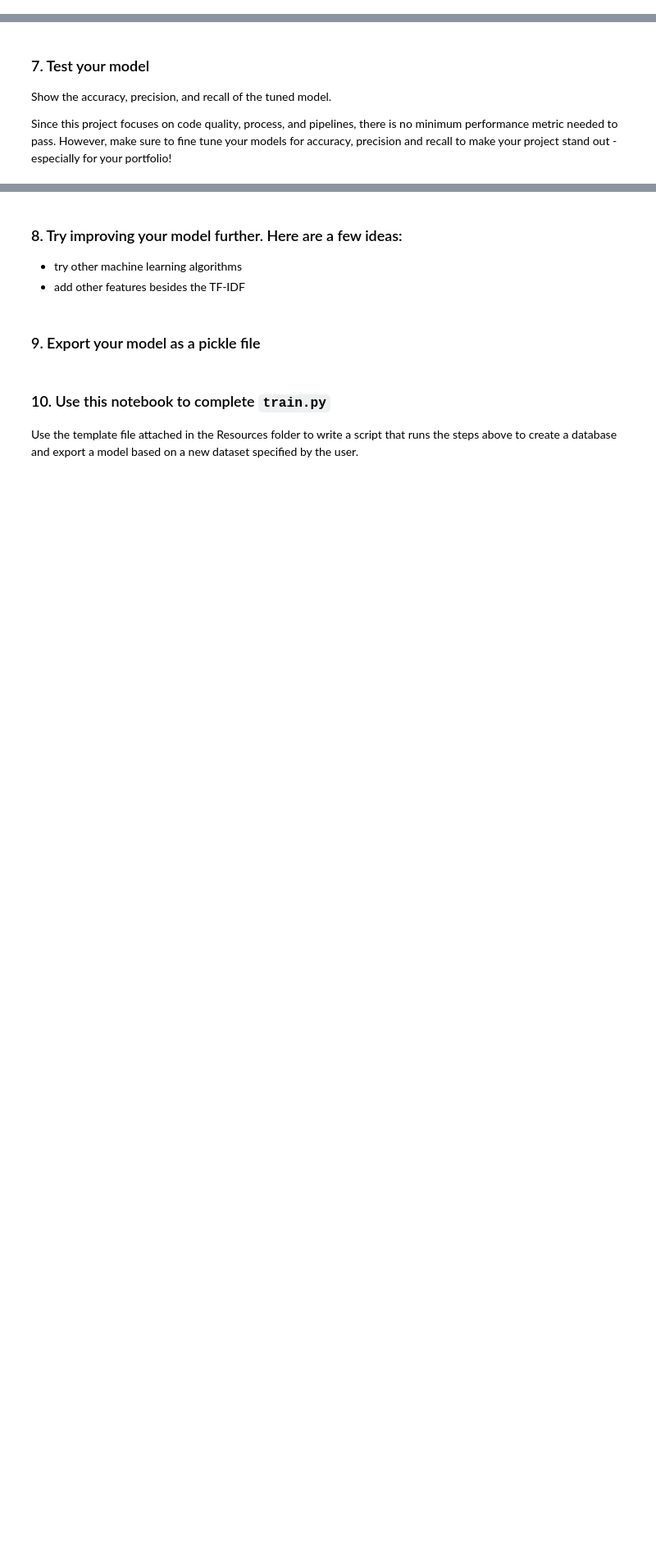
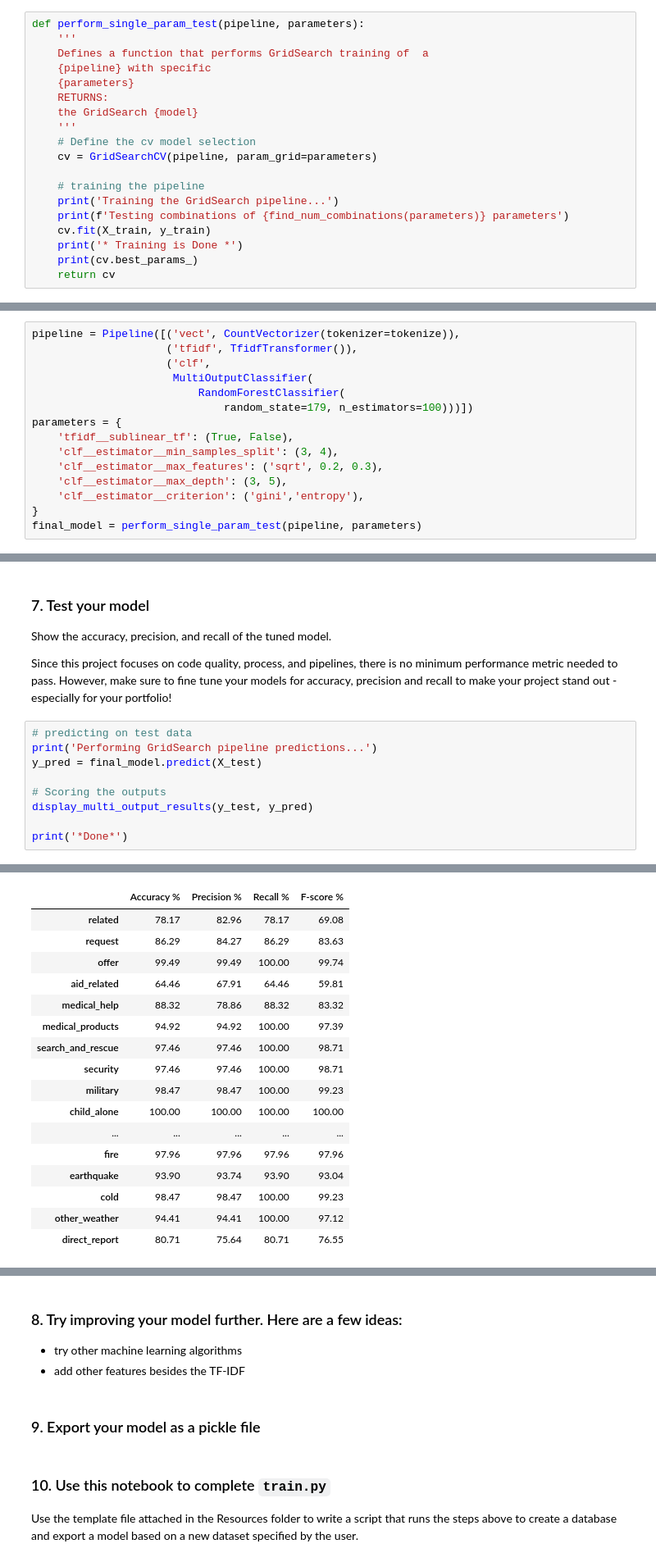
Before and after one commit to drnesr/DisasterResponsePipelines, a Jupyter notebook: Stage1/ML Pipeline Preparation.ipynb, the cells around one changed output, grey strips where cells are left out. Shown: that part at 82% size. Drawn from its saved outputs; the diff is of its cells as text; blank space fills up the shorter version.

Commit message:
Finishied GridSearch with pipelines implementation.

```diff
--- a/Stage1/ML Pipeline Preparation.ipynb
+++ b/Stage1/ML Pipeline Preparation.ipynb
@@ -478,0 +568,19 @@ cv =
+# %%
+def perform_single_param_test(pipeline, parameters):
+    '''
+    Defines a function that performs GridSearch training of  a
+    {pipeline} with specific
+    {parameters}
+    RETURNS:
+    the GridSearch {model}
+    '''
+    # Define the cv model selection
+    cv = GridSearchCV(pipeline, param_grid=parameters)
+
+    # training the pipeline
+    print('Training the GridSearch pipeline...')
+    print(f'Testing combinations of {find_num_combinations(parameters)} parameters')
+    cv.fit(X_train, y_train)
+    print('* Training is Done *')
+    print(cv.best_params_)
+    return cv
@@ -478,0 +913,15 @@ cv =
+# %%
+pipeline = Pipeline([('vect', CountVectorizer(tokenizer=tokenize)),
+                     ('tfidf', TfidfTransformer()),
+                     ('clf',
+                      MultiOutputClassifier(
+                          RandomForestClassifier(
+                              random_state=179, n_estimators=100)))])
+parameters = {
+    'tfidf__sublinear_tf': (True, False),
+    'clf__estimator__min_samples_split': (3, 4),
+    'clf__estimator__max_features': ('sqrt', 0.2, 0.3),
+    'clf__estimator__max_depth': (3, 5),
+    'clf__estimator__criterion': ('gini','entropy'),
+}
+final_model = perform_single_param_test(pipeline, parameters)
@@ -481,3 +935,13 @@ cv =
 Show the accuracy, precision, and recall of the tuned model.
 
 Since this project focuses on code quality, process, and  pipelines, there is no minimum performance metric needed to pass. However, make sure to fine tune your models for accuracy, precision and recall to make your project stand out - especially for your portfolio!
+# %%
+# predicting on test data
+print('Performing GridSearch pipeline predictions...')
+y_pred = final_model.predict(X_test)
+
+# Scoring the outputs
+display_multi_output_results(y_test, y_pred)
+
+print('*Done*')
+# %% [output]
@@ -483,0 +958,17 @@ Since this project focuses on code quality, process, and  pipelines, there is no
+|  | Accuracy % | Precision % | Recall % | F-score % |
+| related | 78.17 | 82.96 | 78.17 | 69.08 |
+| request | 86.29 | 84.27 | 86.29 | 83.63 |
+| offer | 99.49 | 99.49 | 100.00 | 99.74 |
+| aid_related | 64.46 | 67.91 | 64.46 | 59.81 |
+| medical_help | 88.32 | 78.86 | 88.32 | 83.32 |
+| medical_products | 94.92 | 94.92 | 100.00 | 97.39 |
+| search_and_rescue | 97.46 | 97.46 | 100.00 | 98.71 |
+| security | 97.46 | 97.46 | 100.00 | 98.71 |
+| military | 98.47 | 98.47 | 100.00 | 99.23 |
+| child_alone | 100.00 | 100.00 | 100.00 | 100.00 |
+| ... | ... | ... | ... | ... |
+| fire | 97.96 | 97.96 | 97.96 | 97.96 |
+| earthquake | 93.90 | 93.74 | 93.90 | 93.04 |
+| cold | 98.47 | 98.47 | 100.00 | 99.23 |
+| other_weather | 94.41 | 94.41 | 100.00 | 97.12 |
+| direct_report | 80.71 | 75.64 | 80.71 | 76.55 |
```
Also changed, not shown: parts of 37 cells of this notebook, 1 other file.
